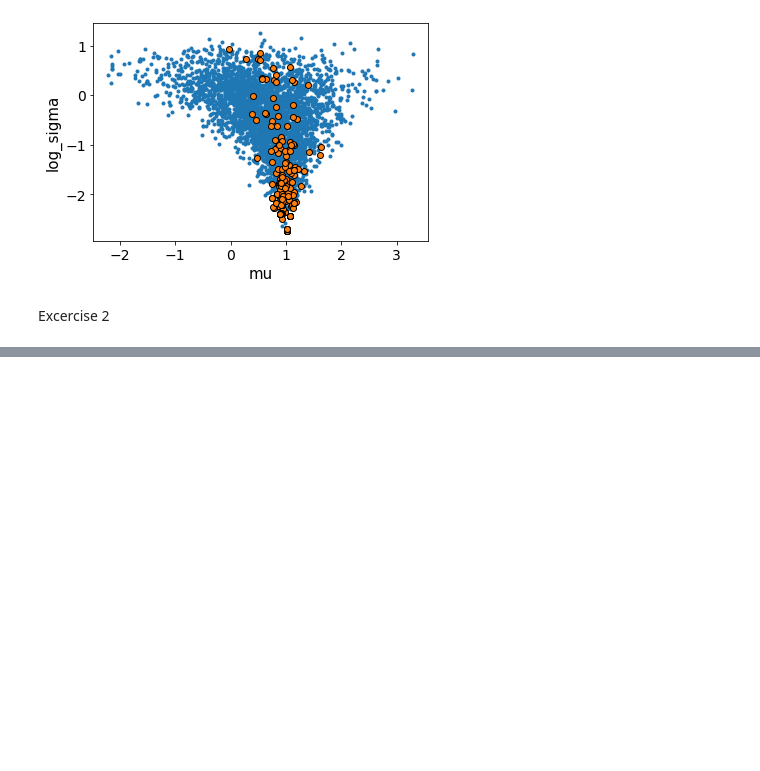
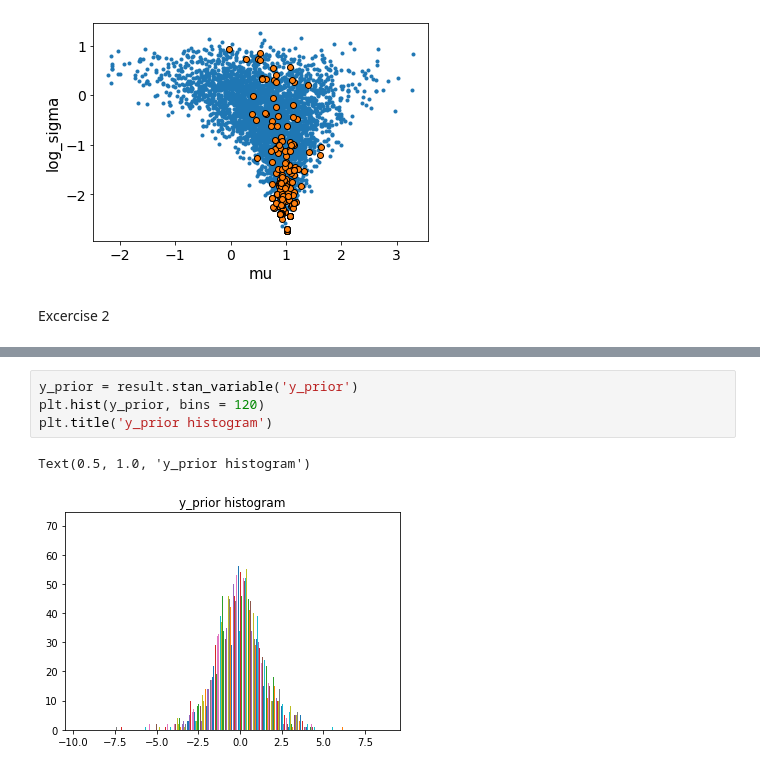
Before and after one commit to Jaskier96/Data_analysis_Lab_1, a Jupyter notebook: Lab3/Lab3.ipynb, the cells around one changed output, grey strips where cells are left out. Drawn from its saved outputs; the diff is of its cells as text; blank space fills up the shorter version.

```diff
--- a/Lab3/Lab3.ipynb
+++ b/Lab3/Lab3.ipynb
@@ -110,0 +271,7 @@ ValueError: Can not extract posterior from Inference data with groups:
+# %%
+y_prior = result.stan_variable('y_prior')
+plt.hist(y_prior, bins = 120)
+plt.title('y_prior histogram')
+# %% [output]
+Text(0.5, 1.0, 'y_prior histogram')
+[figure, added]
```
Also changed, not shown: parts of 19 cells of this notebook, 11 other files.
